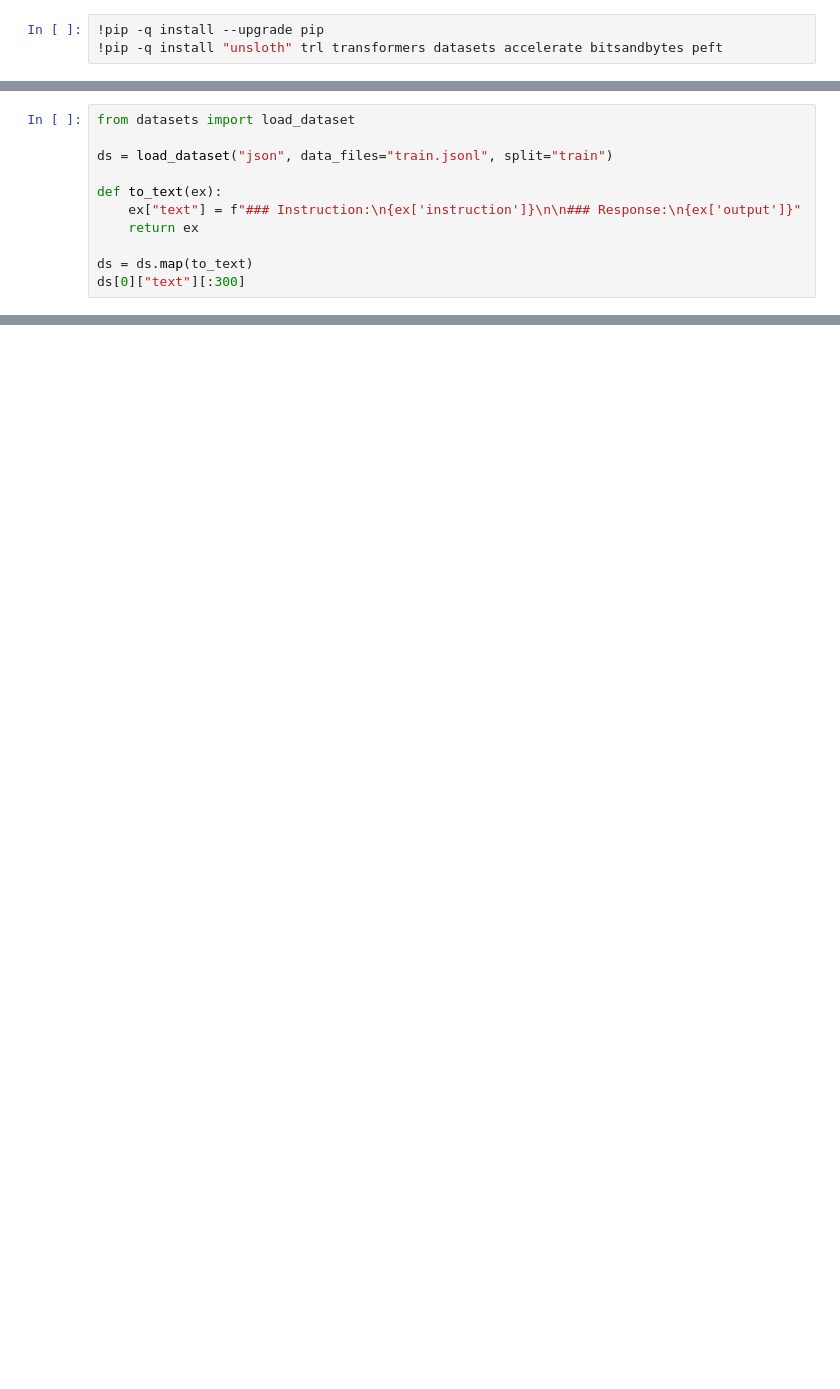
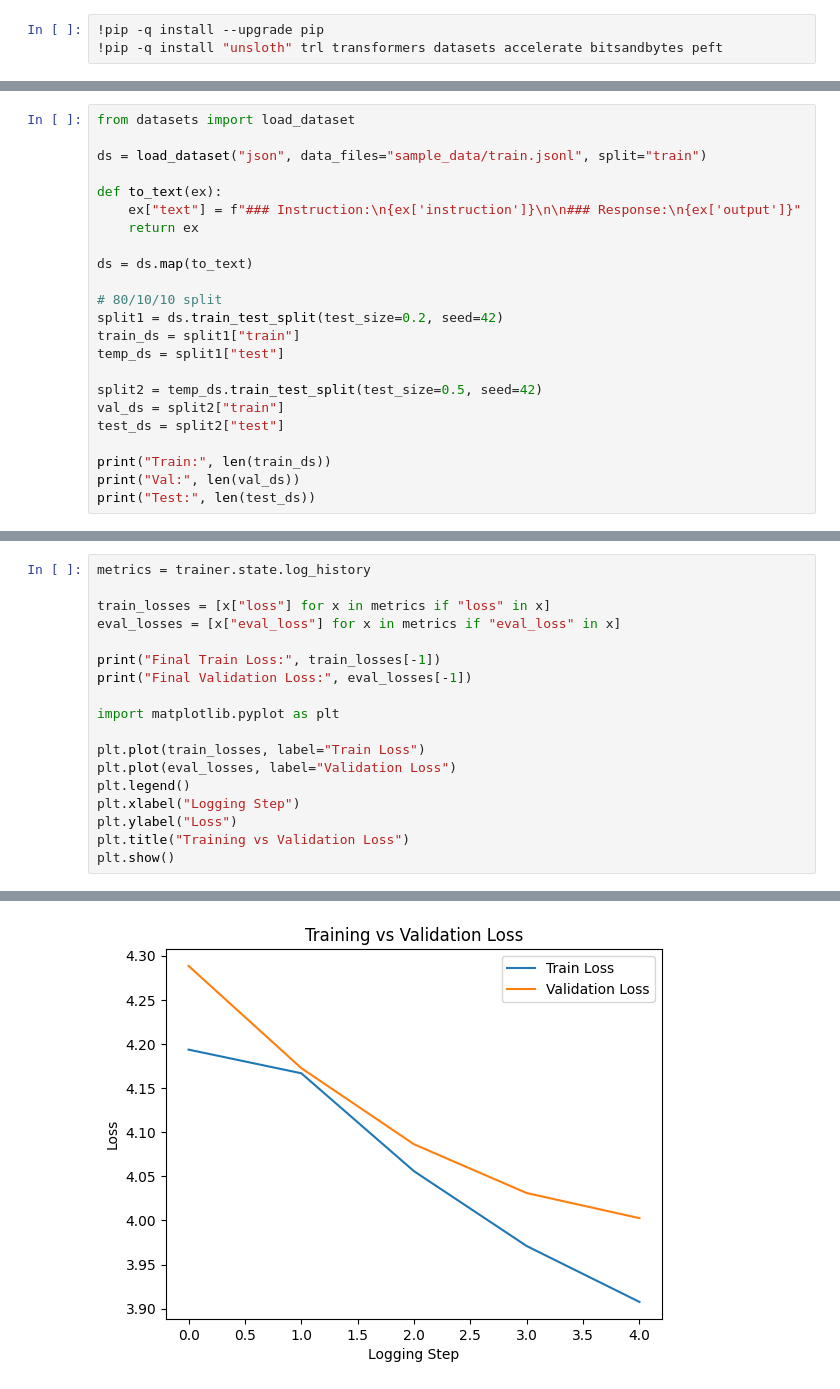
Before and after one commit to meghakalia/LLM_finetuning, a Jupyter notebook: SFT_finetuning_LinkedinPosts.ipynb, the cells around one changed output, grey strips where cells are left out. Cells and saved outputs as stored; diff of their text form; blank space fills up the shorter version.

```diff
--- a/SFT_finetuning_LinkedinPosts.ipynb
+++ b/SFT_finetuning_LinkedinPosts.ipynb
@@ -62,11 +120,23 @@ Unsloth 2026.2.1 patched 28 layers with 0 QKV layers, 0 O layers and 0 MLP layer
 # %%
 from datasets import load_dataset
 
-ds = load_dataset("json", data_files="train.jsonl", split="train")
+ds = load_dataset("json", data_files="sample_data/train.jsonl", split="train")
 
 def to_text(ex):
     ex["text"] = f"### Instruction:\n{ex['instruction']}\n\n### Response:\n{ex['output']}"
     return ex
 
 ds = ds.map(to_text)
-ds[0]["text"][:300]
+
+# 80/10/10 split
+split1 = ds.train_test_split(test_size=0.2, seed=42)
+train_ds = split1["train"]
+temp_ds = split1["test"]
+
+split2 = temp_ds.train_test_split(test_size=0.5, seed=42)
+val_ds = split2["train"]
+test_ds = split2["test"]
+
+print("Train:", len(train_ds))
+print("Val:", len(val_ds))
+print("Test:", len(test_ds))
@@ -72,0 +243,19 @@ ds[0]["text"][:300]
+# %%
+metrics = trainer.state.log_history
+
+train_losses = [x["loss"] for x in metrics if "loss" in x]
+eval_losses = [x["eval_loss"] for x in metrics if "eval_loss" in x]
+
+print("Final Train Loss:", train_losses[-1])
+print("Final Validation Loss:", eval_losses[-1])
+
+import matplotlib.pyplot as plt
+
+plt.plot(train_losses, label="Train Loss")
+plt.plot(eval_losses, label="Validation Loss")
+plt.legend()
+plt.xlabel("Logging Step")
+plt.ylabel("Loss")
+plt.title("Training vs Validation Loss")
+plt.show()
+# %% [output]
@@ -72,0 +264 @@ ds[0]["text"][:300]
+[figure, added]
```
Also changed, not shown: parts of 22 cells of this notebook.
